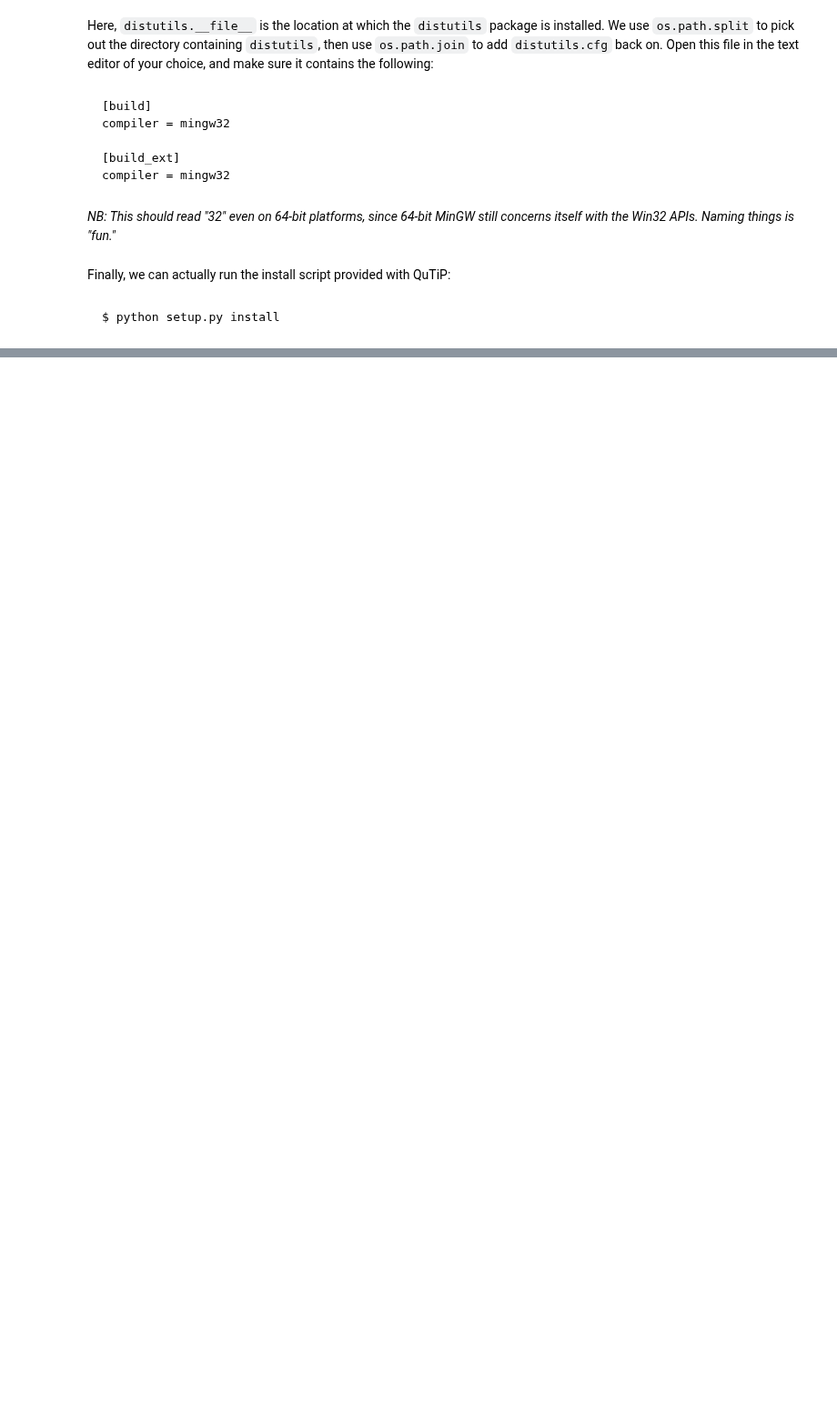
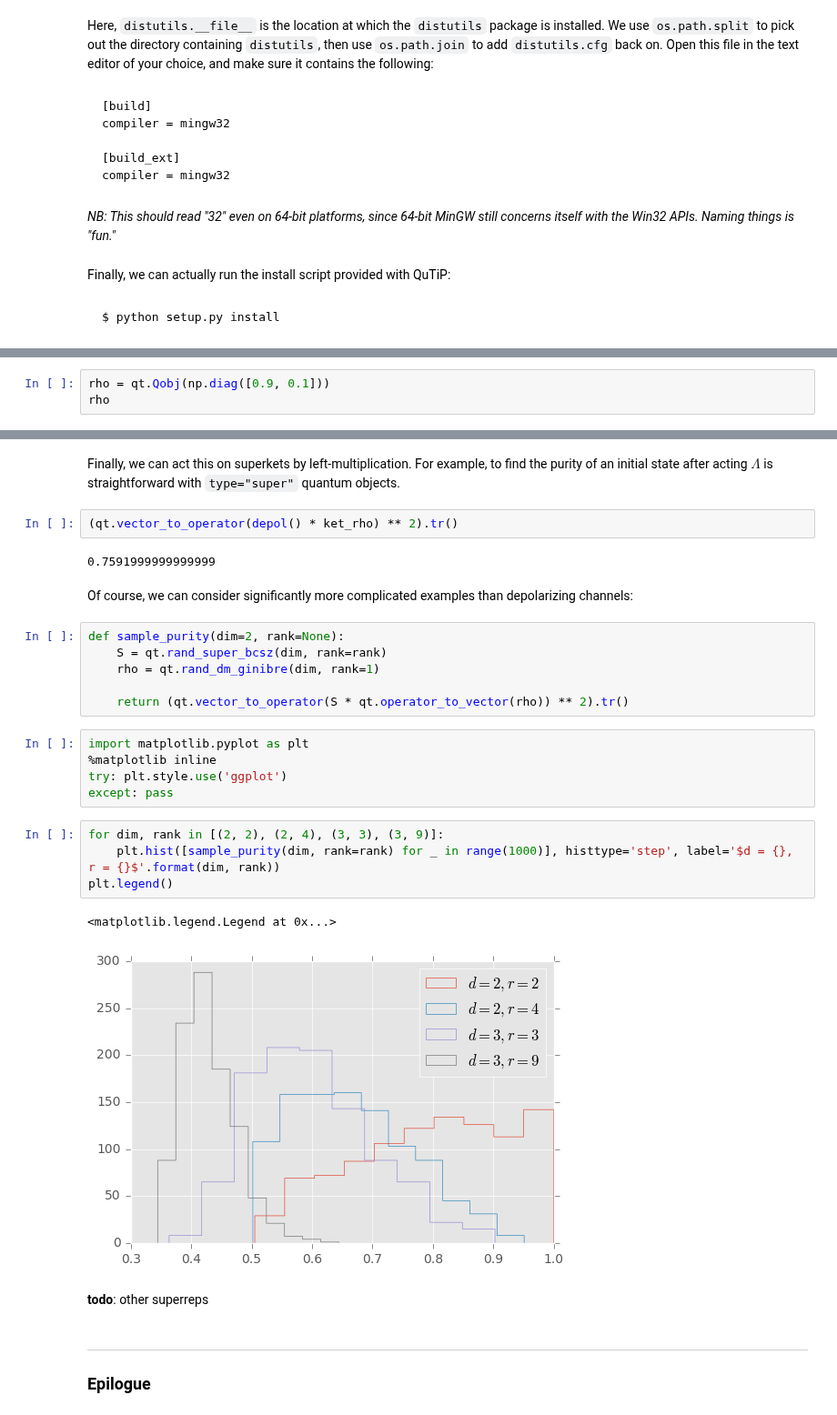
Before and after one commit to QuinnPhys/PythonWorkshop-science, a Jupyter notebook: lecture-5-qutip.ipynb, the cells around one changed output, grey strips where cells are left out. Shown at 91% size. Drawn from its saved outputs; the diff is of its cells as text; blank space fills up the shorter version.

Commit message:
L5: Significant progress on QuTiP lec.

```diff
--- a/lecture-5-qutip.ipynb
+++ b/lecture-5-qutip.ipynb
@@ -110,0 +276,3 @@ $ python setup.py install
+# %%
+rho = qt.Qobj(np.diag([0.9, 0.1]))
+rho
@@ -110,0 +309,32 @@ $ python setup.py install
+# %% [markdown]
+Finally, we can act this on superkets by left-multiplication. For example, to find the purity of an initial state after acting $\Lambda$ is straightforward with ``type="super"`` quantum objects.
+# %%
+(qt.vector_to_operator(depol() * ket_rho) ** 2).tr()
+# %% [output]
+0.7591999999999999
+# %% [markdown]
+Of course, we can consider significantly more complicated examples than depolarizing channels:
+# %%
+def sample_purity(dim=2, rank=None):
+    S = qt.rand_super_bcsz(dim, rank=rank)
+    rho = qt.rand_dm_ginibre(dim, rank=1)
+
+    return (qt.vector_to_operator(S * qt.operator_to_vector(rho)) ** 2).tr()
+# %%
+import matplotlib.pyplot as plt
+%matplotlib inline
+try: plt.style.use('ggplot')
+except: pass
+# %%
+for dim, rank in [(2, 2), (2, 4), (3, 3), (3, 9)]:
+    plt.hist([sample_purity(dim, rank=rank) for _ in range(1000)], histtype='step', label='$d = {}, r = {}$'.format(dim, rank))
+plt.legend()
+# %% [output]
+<matplotlib.legend.Legend at 0x...>
+[figure, added]
+# %% [markdown]
+**todo**: other superreps
+# %% [markdown]
+---
+
+### Epilogue ###
```
Also changed, not shown: parts of 70 cells of this notebook.
